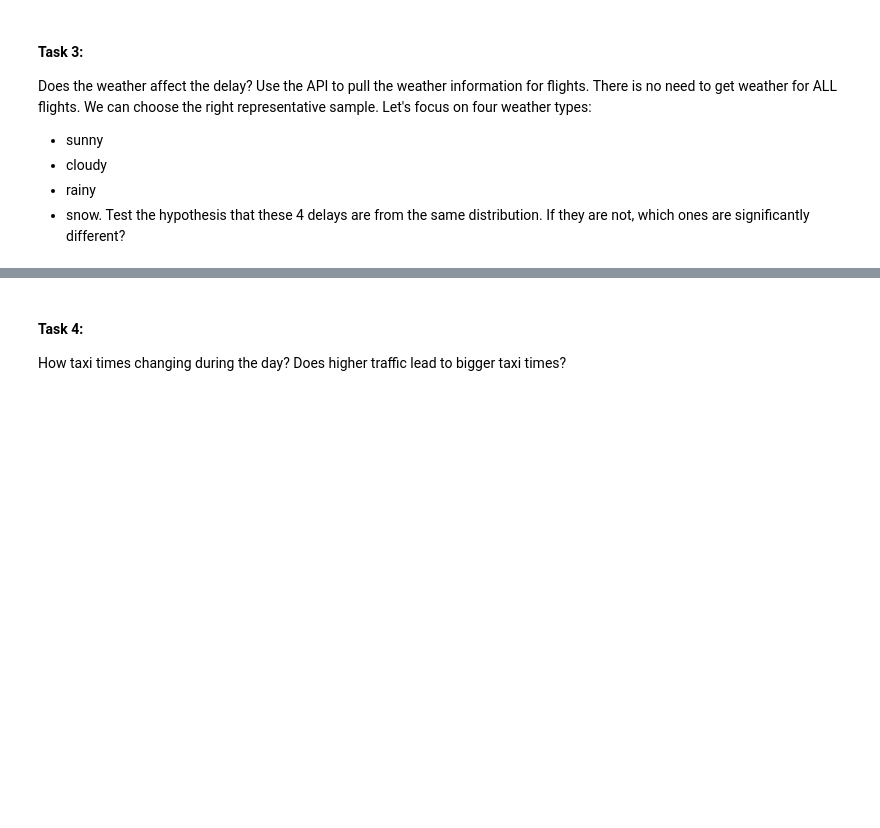
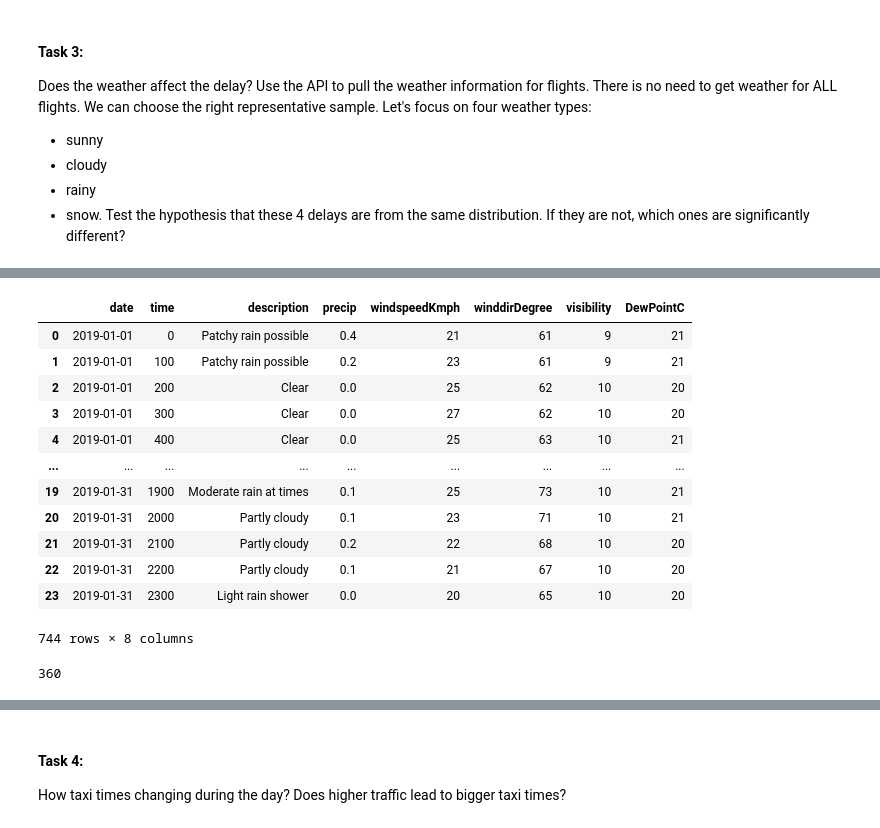
Before and after one commit to KyleKulas/Flight_Delay_Prediction, a Jupyter notebook: Kyle_eda/kyle_exploratory_analysis.ipynb, the cells around one changed output, grey strips where cells are left out. Drawn from its saved outputs; the diff is of its cells as text; code cells hidden in the pictures; blank space fills up the shorter version.

```diff
--- a/Kyle_eda/kyle_exploratory_analysis.ipynb
+++ b/Kyle_eda/kyle_exploratory_analysis.ipynb
@@ -238,4 +243,2 @@ def get_wwo_weather(city, date, time):
 # %%
-response = get_wwo_weather('Los Angeles, CA', '2019-01-01', '16:30')
+response = get_wwo_weather('STT', '2019-01-01', '2019-01-31')
-# %%
-result  = response.json()
@@ -251,0 +297,53 @@ JSON(result)
+# %%
+def parse_json_weather(response):
+    """ Parses response from wwo_get_weather().
+        Returns df with hourly weather from all dates in the the response """
+
+    # result = response.json()
+    result = response
+    dates = range(len(result['data']['weather']))
+    parsed_weather_df = pd.DataFrame()
+
+    for index in dates:
+        date = result['data']['weather'][index]['date']
+
+        time = [x['time'] for x in result['data']['weather'][index]['hourly']]
+        description = [x['weatherDesc'][0]['value'] for x in result['data']['weather'][index]['hourly']]
+        precip = [x['precipMM'] for x in result['data']['weather'][index]['hourly']]
+        windspeedKmph = [x['windspeedKmph'] for x in result['data']['weather'][index]['hourly']]
+        winddirDegree = [x['winddirDegree'] for x in result['data']['weather'][index]['hourly']]
+        visibility = [x['visibility'] for x in result['data']['weather'][index]['hourly']]
+        DewPointC = [x['DewPointC'] for x in result['data']['weather'][index]['hourly']]
+
+        df_temp = pd.DataFrame({'date': date,
+                                'time': time,
+                                'description': description,
+                                'precip': precip,
+                                'windspeedKmph': windspeedKmph,
+                                'winddirDegree': winddirDegree,
+                                'visibility': visibility,
+                                'DewPointC': DewPointC})
+
+        parsed_weather_df = pd.concat([parsed_weather_df, df_temp])
+    return parsed_weather_df
+# %%
+parse_json_weather(response)
+# %% [output]
+|  | date | time | description | precip | windspeedKmph | winddirDegree | visibility | DewPointC |
+| 0 | 2019-01-01 | 0 | Patchy rain possible | 0.4 | 21 | 61 | 9 | 21 |
+| 1 | 2019-01-01 | 100 | Patchy rain possible | 0.2 | 23 | 61 | 9 | 21 |
+| 2 | 2019-01-01 | 200 | Clear | 0.0 | 25 | 62 | 10 | 20 |
+| 3 | 2019-01-01 | 300 | Clear | 0.0 | 27 | 62 | 10 | 20 |
+| 4 | 2019-01-01 | 400 | Clear | 0.0 | 25 | 63 | 10 | 21 |
+| ... | ... | ... | ... | ... | ... | ... | ... | ... |
+| 19 | 2019-01-31 | 1900 | Moderate rain at times | 0.1 | 25 | 73 | 10 | 21 |
+| 20 | 2019-01-31 | 2000 | Partly cloudy | 0.1 | 23 | 71 | 10 | 21 |
+| 21 | 2019-01-31 | 2100 | Partly cloudy | 0.2 | 22 | 68 | 10 | 20 |
+| 22 | 2019-01-31 | 2200 | Partly cloudy | 0.1 | 21 | 67 | 10 | 20 |
+| 23 | 2019-01-31 | 2300 | Light rain shower | 0.0 | 20 | 65 | 10 | 20 |
+744 rows × 8 columns
+# %%
+cities_set = set(jan_2019['origin'].append(jan_2019['dest']))
+len(cities_set)
+# %% [output]
+360
```
Also changed, not shown: parts of 20 cells of this notebook.
